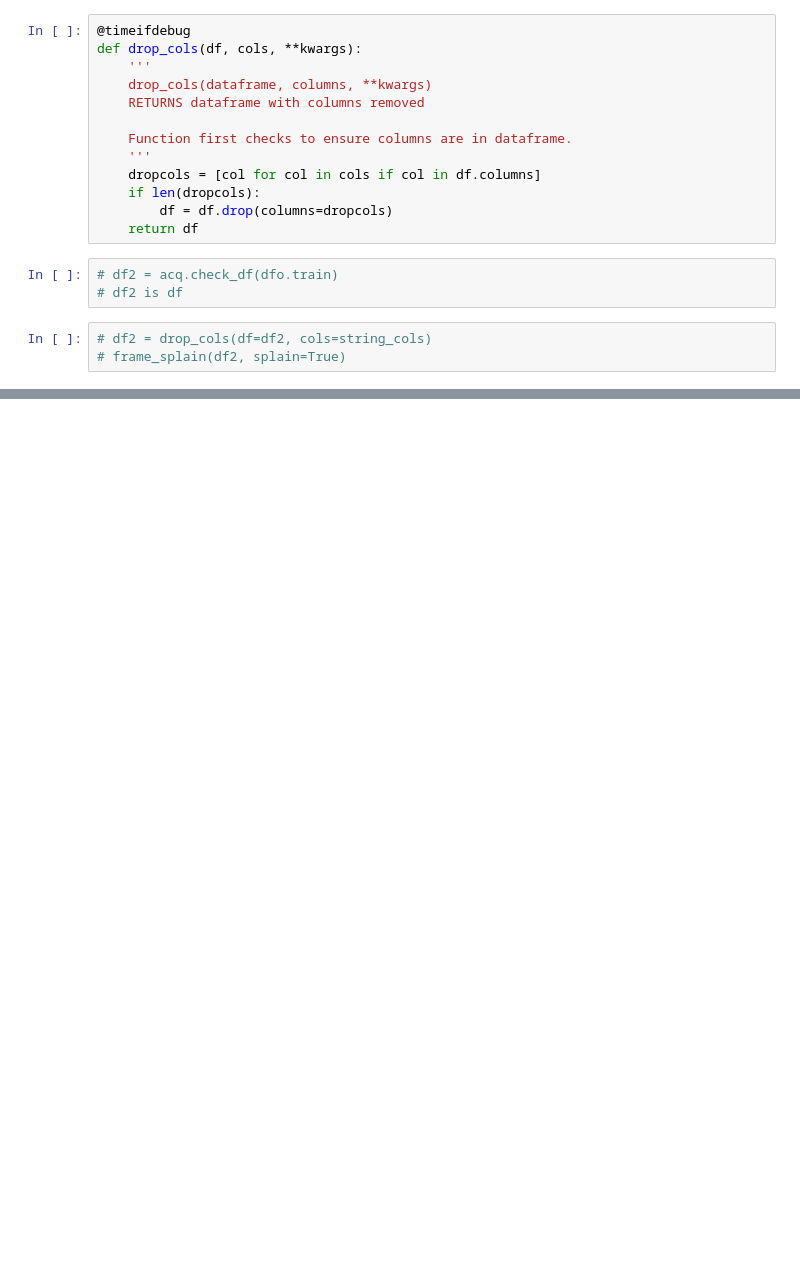
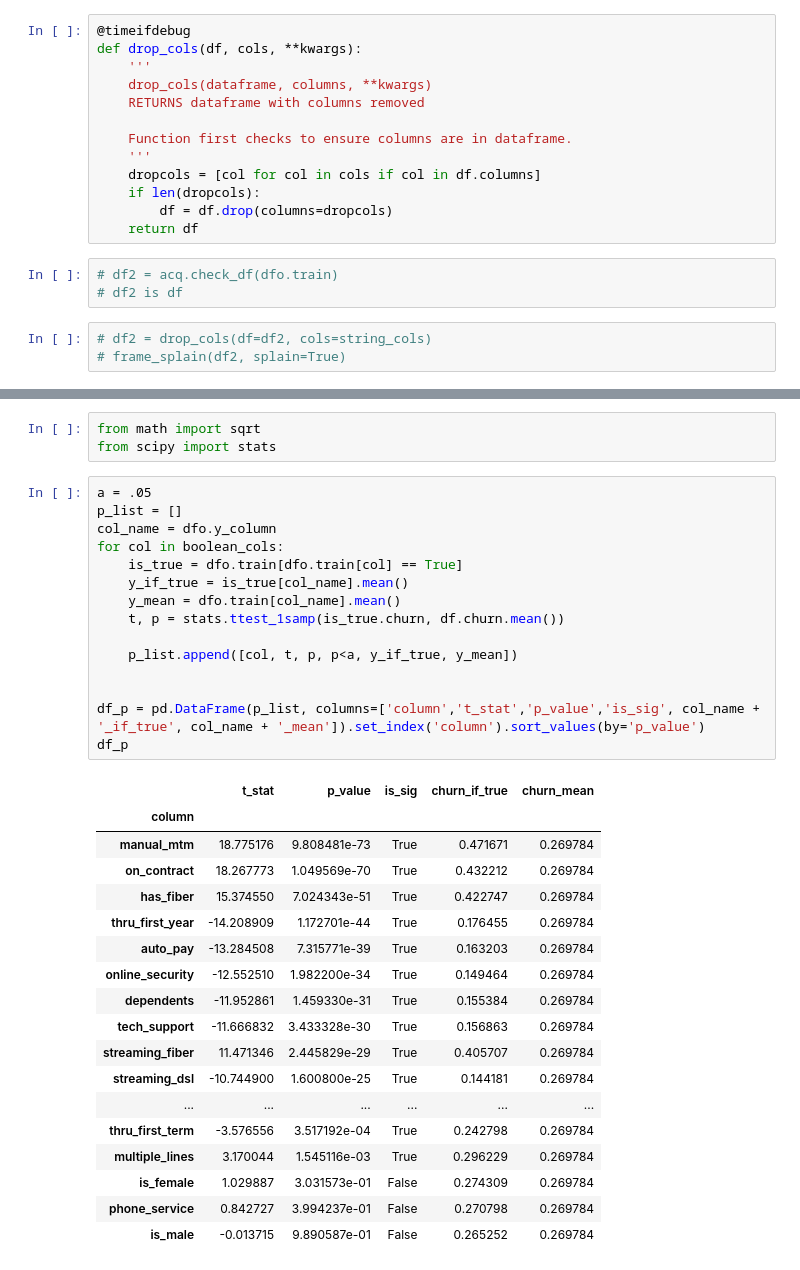
Before and after one commit to kjeliasen/TelcOMG, a Jupyter notebook: Telco_Churn_working.ipynb, the cells around one changed output, grey strips where cells are left out. Saved outputs shown, nothing was run; the diff lists cells and outputs as text; blank space fills up the shorter version.

```diff
--- a/Telco_Churn_working.ipynb
+++ b/Telco_Churn_working.ipynb
@@ -370,0 +626,37 @@ Accuracy of Decision Tree classifier on training set: 0.80
+# %%
+from math import sqrt
+from scipy import stats
+# %%
+a = .05
+p_list = []
+col_name = dfo.y_column
+for col in boolean_cols:
+    is_true = dfo.train[dfo.train[col] == True]
+    y_if_true = is_true[col_name].mean()
+    y_mean = dfo.train[col_name].mean()
+    t, p = stats.ttest_1samp(is_true.churn, df.churn.mean())
+
+    p_list.append([col, t, p, p<a, y_if_true, y_mean])
+
+
+df_p = pd.DataFrame(p_list, columns=['column','t_stat','p_value','is_sig', col_name + '_if_true', col_name + '_mean']).set_index('column').sort_values(by='p_value')
+df_p
+# %% [output]
+|  | t_stat | p_value | is_sig | churn_if_true | churn_mean |
+| column |  |  |  |  |  |
+| manual_mtm | 18.775176 | 9.808481e-73 | True | 0.471671 | 0.269784 |
+| on_contract | 18.267773 | 1.049569e-70 | True | 0.432212 | 0.269784 |
+| has_fiber | 15.374550 | 7.024343e-51 | True | 0.422747 | 0.269784 |
+| thru_first_year | -14.208909 | 1.172701e-44 | True | 0.176455 | 0.269784 |
+| auto_pay | -13.284508 | 7.315771e-39 | True | 0.163203 | 0.269784 |
+| online_security | -12.552510 | 1.982200e-34 | True | 0.149464 | 0.269784 |
+| dependents | -11.952861 | 1.459330e-31 | True | 0.155384 | 0.269784 |
+| tech_support | -11.666832 | 3.433328e-30 | True | 0.156863 | 0.269784 |
+| streaming_fiber | 11.471346 | 2.445829e-29 | True | 0.405707 | 0.269784 |
+| streaming_dsl | -10.744900 | 1.600800e-25 | True | 0.144181 | 0.269784 |
+| ... | ... | ... | ... | ... | ... |
+| thru_first_term | -3.576556 | 3.517192e-04 | True | 0.242798 | 0.269784 |
+| multiple_lines | 3.170044 | 1.545116e-03 | True | 0.296229 | 0.269784 |
+| is_female | 1.029887 | 3.031573e-01 | False | 0.274309 | 0.269784 |
+| phone_service | 0.842727 | 3.994237e-01 | False | 0.270798 | 0.269784 |
+| is_male | -0.013715 | 9.890587e-01 | False | 0.265252 | 0.269784 |
```
Also changed, not shown: parts of 58 cells of this notebook, 10 other files.
